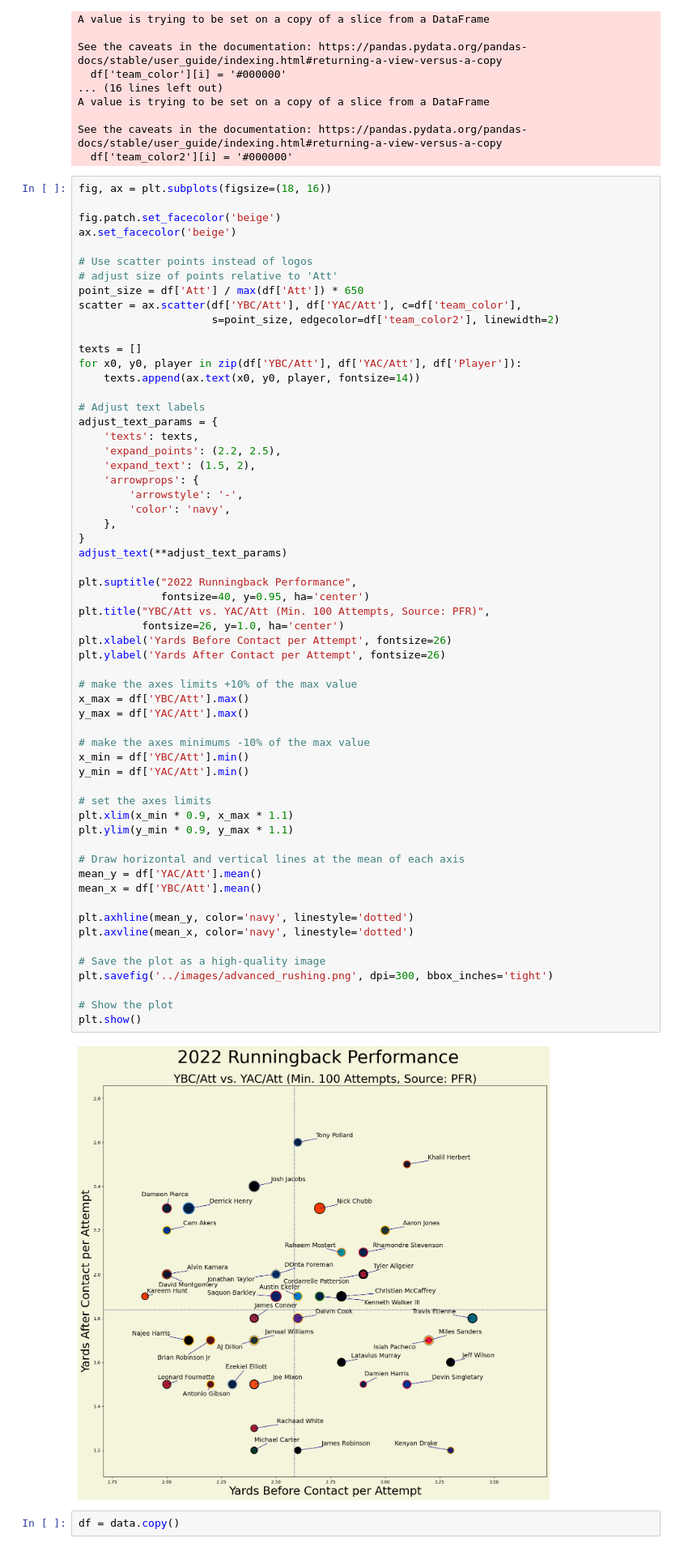
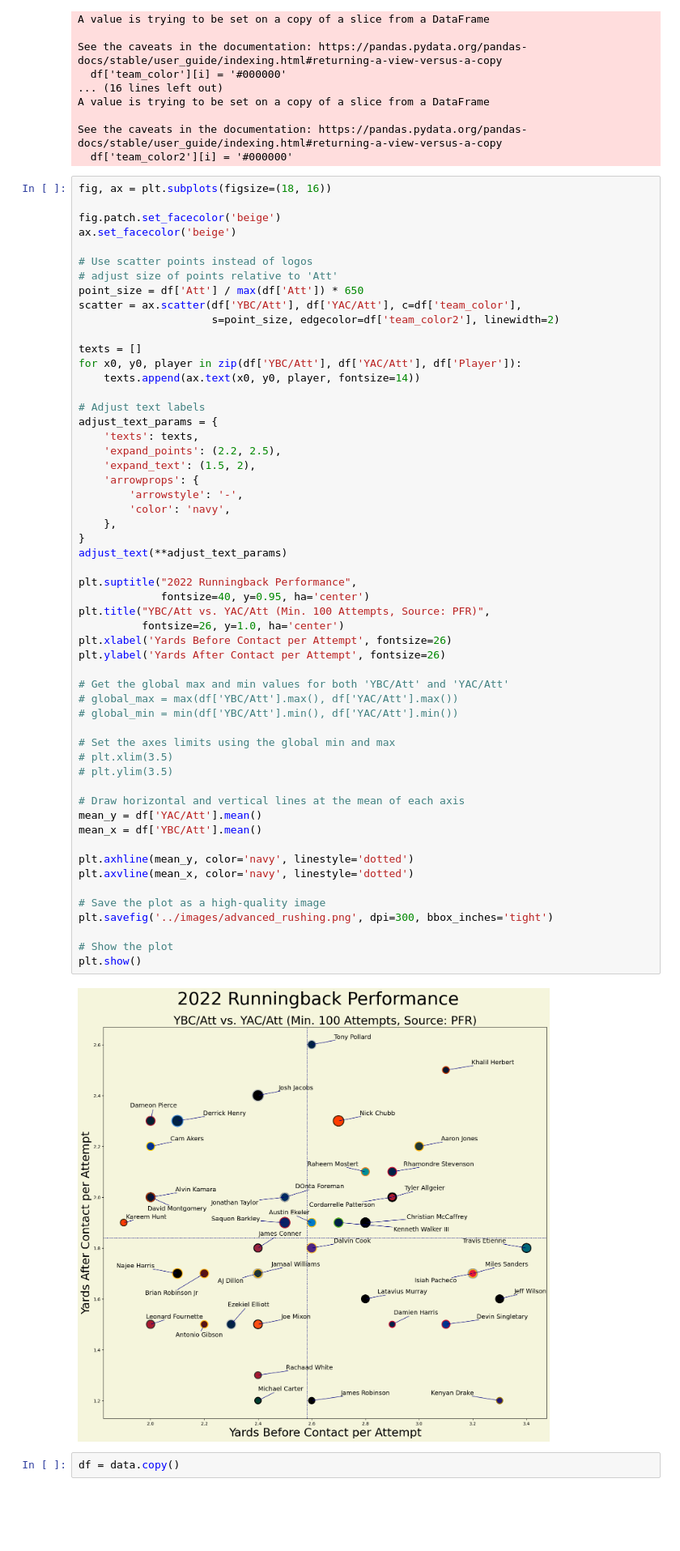
Before and after one commit to tbryan2/visualization-toolbox, a Jupyter notebook: nfl/notebooks/adv_rushing.ipynb, the cells around one changed output. Shown at 81% size. Drawn from its saved outputs; the diff is of its cells as text; blank space fills up the shorter version.

```diff
--- a/nfl/notebooks/adv_rushing.ipynb
+++ b/nfl/notebooks/adv_rushing.ipynb
@@ -84,44 +84,40 @@ adjust_text_params = {
     'expand_text': (1.5, 2),
     'arrowprops': {
         'arrowstyle': '-',
         'color': 'navy',
     },
 }
 adjust_text(**adjust_text_params)
 
 plt.suptitle("2022 Runningback Performance",
              fontsize=40, y=0.95, ha='center')
 plt.title("YBC/Att vs. YAC/Att (Min. 100 Attempts, Source: PFR)",
           fontsize=26, y=1.0, ha='center')
 plt.xlabel('Yards Before Contact per Attempt', fontsize=26)
 plt.ylabel('Yards After Contact per Attempt', fontsize=26)
 
-# make the axes limits +10% of the max value
-x_max = df['YBC/Att'].max()
-y_max = df['YAC/Att'].max()
+# Get the global max and min values for both 'YBC/Att' and 'YAC/Att'
+# global_max = max(df['YBC/Att'].max(), df['YAC/Att'].max())
+# global_min = min(df['YBC/Att'].min(), df['YAC/Att'].min())
 
-# make the axes minimums -10% of the max value
-x_min = df['YBC/Att'].min()
-y_min = df['YAC/Att'].min()
-
-# set the axes limits
-plt.xlim(x_min * 0.9, x_max * 1.1)
-plt.ylim(y_min * 0.9, y_max * 1.1)
+# Set the axes limits using the global min and max
+# plt.xlim(3.5)
+# plt.ylim(3.5)
 
 # Draw horizontal and vertical lines at the mean of each axis
 mean_y = df['YAC/Att'].mean()
 mean_x = df['YBC/Att'].mean()
 
 plt.axhline(mean_y, color='navy', linestyle='dotted')
 plt.axvline(mean_x, color='navy', linestyle='dotted')
 
 # Save the plot as a high-quality image
 plt.savefig('../images/advanced_rushing.png', dpi=300, bbox_inches='tight')
 
 # Show the plot
 plt.show()
 # %% [output]
-[figure, old version]
+[figure, new version]
 # %%
 df = data.copy()
 # %%
```
Also changed, not shown: 1 other file.
